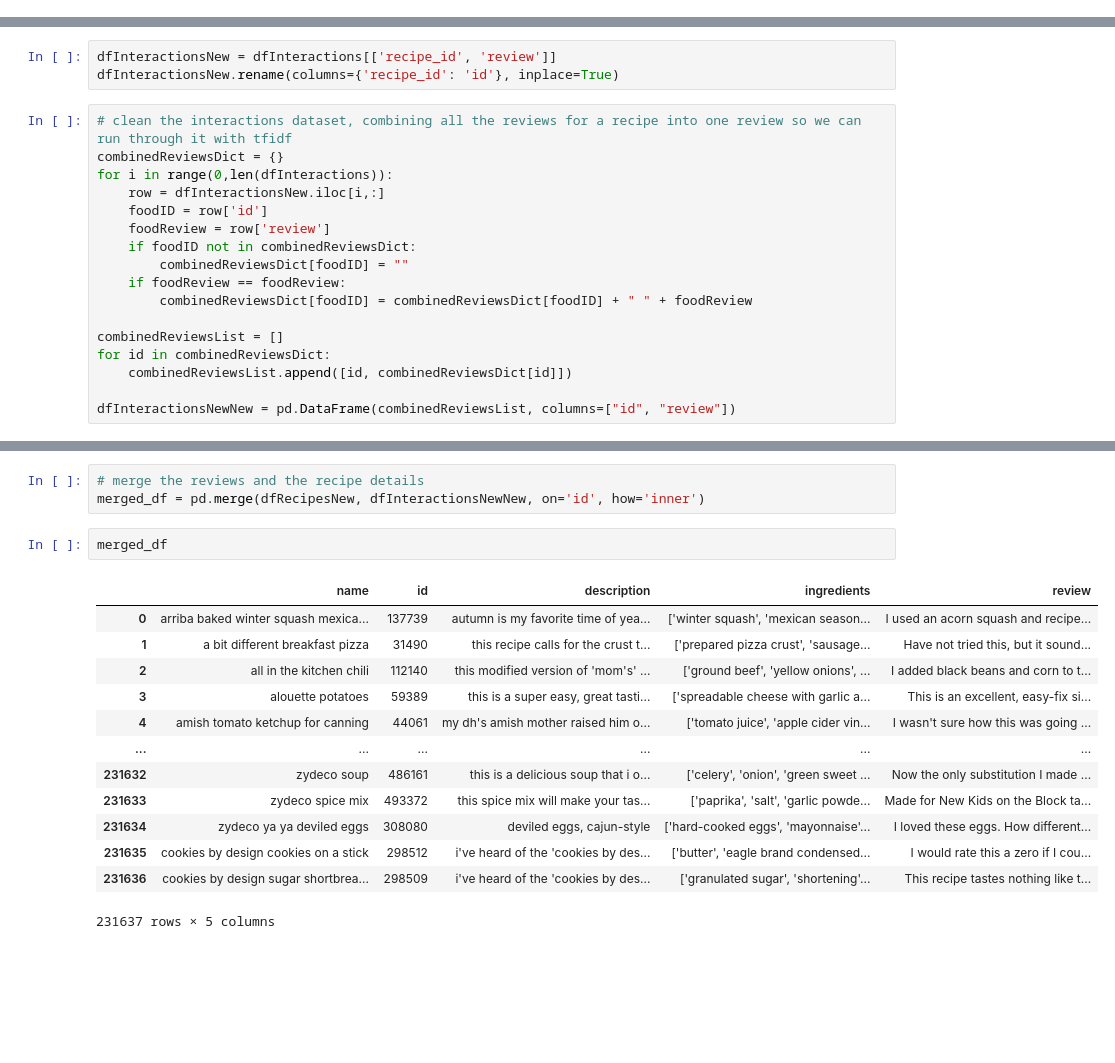
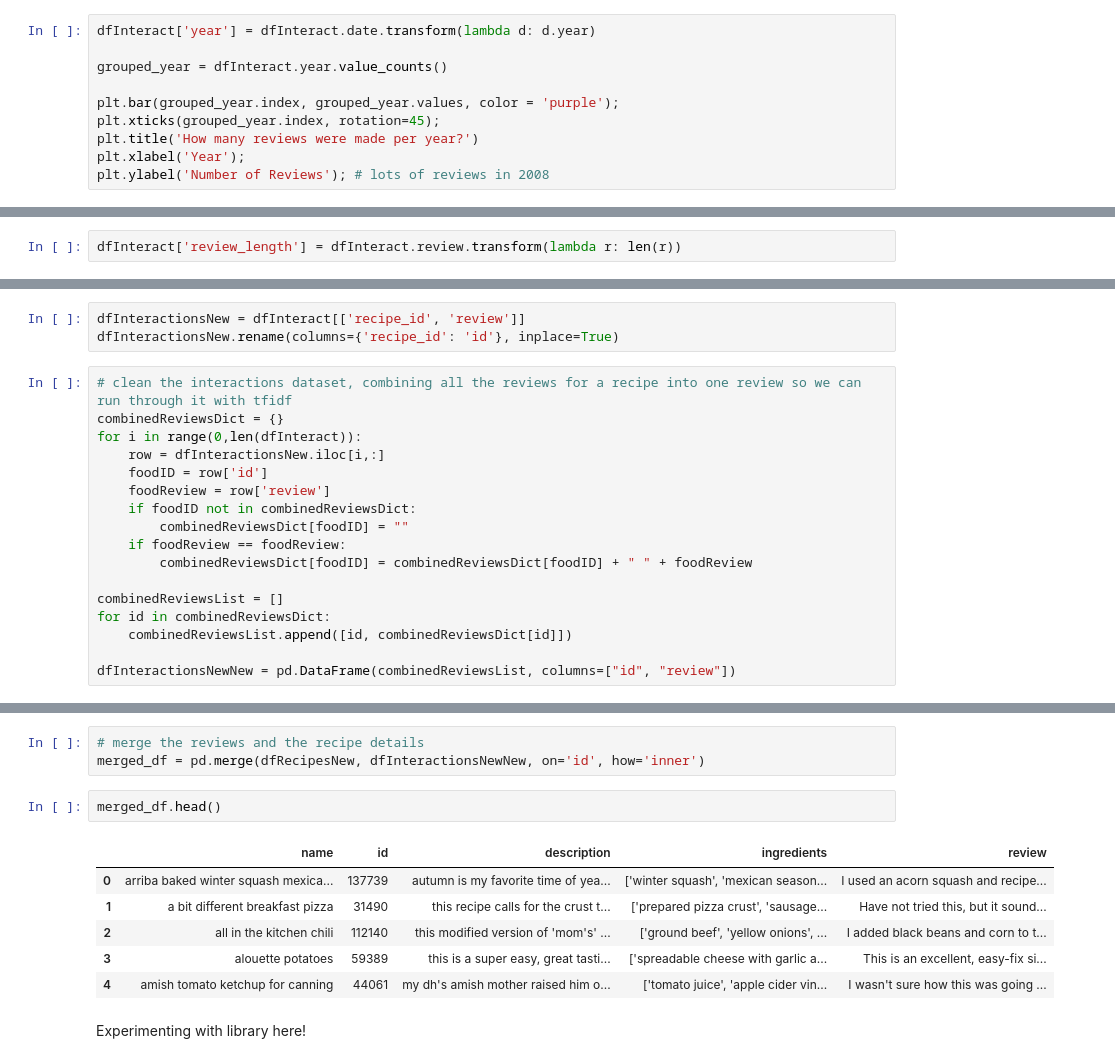
Before and after one commit to EdwardLinS/CSE158-BryanEdwardJesse, a Jupyter notebook: assignment2Food.ipynb, the cells around one changed output, grey strips where cells are left out. Cells and saved outputs as stored; diff of their text form; blank space fills up the shorter version.

```diff
--- a/assignment2Food.ipynb
+++ b/assignment2Food.ipynb
@@ -21,0 +159,10 @@ dfRecipes = pd.read_csv("RAW_recipes.csv")
+# %%
+dfInteract['year'] = dfInteract.date.transform(lambda d: d.year)
+
+grouped_year = dfInteract.year.value_counts()
+
+plt.bar(grouped_year.index, grouped_year.values, color = 'purple');
+plt.xticks(grouped_year.index, rotation=45);
+plt.title('How many reviews were made per year?')
+plt.xlabel('Year');
+plt.ylabel('Number of Reviews'); # lots of reviews in 2008
@@ -21,0 +171,2 @@ dfRecipes = pd.read_csv("RAW_recipes.csv")
+# %%
+dfInteract['review_length'] = dfInteract.review.transform(lambda r: len(r))
@@ -22,10 +284,10 @@ dfRecipes = pd.read_csv("RAW_recipes.csv")
 # %%
-dfInteractionsNew = dfInteractions[['recipe_id', 'review']]
+dfInteractionsNew = dfInteract[['recipe_id', 'review']]
 dfInteractionsNew.rename(columns={'recipe_id': 'id'}, inplace=True)
 # %%
 # clean the interactions dataset, combining all the reviews for a recipe into one review so we can run through it with tfidf
 combinedReviewsDict = {}
-for i in range(0,len(dfInteractions)):
+for i in range(0,len(dfInteract)):
     row = dfInteractionsNew.iloc[i,:]
     foodID = row['id']
     foodReview = row['review']
@@ -61,18 +323,13 @@ dfRecipesNew = dfRecipes[['name', 'id', 'description', 'ingredients']]
 # merge the reviews and the recipe details
 merged_df = pd.merge(dfRecipesNew, dfInteractionsNewNew, on='id', how='inner')
 # %%
-merged_df
+merged_df.head()
 # %% [output]
 |  | name | id | description | ingredients | review |
 | 0 | arriba baked winter squash mexica... | 137739 | autumn is my favorite time of yea... | ['winter squash', 'mexican season... | I used an acorn squash and recipe... |
 | 1 | a bit different breakfast pizza | 31490 | this recipe calls for the crust t... | ['prepared pizza crust', 'sausage... | Have not tried this, but it sound... |
 | 2 | all in the kitchen chili | 112140 | this modified version of 'mom's' ... | ['ground beef', 'yellow onions', ... | I added black beans and corn to t... |
 | 3 | alouette potatoes | 59389 | this is a super easy, great tasti... | ['spreadable cheese with garlic a... | This is an excellent, easy-fix si... |
 | 4 | amish tomato ketchup for canning | 44061 | my dh's amish mother raised him o... | ['tomato juice', 'apple cider vin... | I wasn't sure how this was going ... |
-| ... | ... | ... | ... | ... | ... |
-| 231632 | zydeco soup | 486161 | this is a delicious soup that i o... | ['celery', 'onion', 'green sweet ... | Now the only substitution I made ... |
-| 231633 | zydeco spice mix | 493372 | this spice mix will make your tas... | ['paprika', 'salt', 'garlic powde... | Made for New Kids on the Block ta... |
-| 231634 | zydeco ya ya deviled eggs | 308080 | deviled eggs, cajun-style | ['hard-cooked eggs', 'mayonnaise'... | I loved these eggs. How different... |
-| 231635 | cookies by design cookies on a stick | 298512 | i've heard of the 'cookies by des... | ['butter', 'eagle brand condensed... | I would rate this a zero if I cou... |
-| 231636 | cookies by design sugar shortbrea... | 298509 | i've heard of the 'cookies by des... | ['granulated sugar', 'shortening'... | This recipe tastes nothing like t... |
-231637 rows × 5 columns
+# %% [markdown]
+Experimenting with library here!
```
Also changed, not shown: parts of 41 cells of this notebook.
